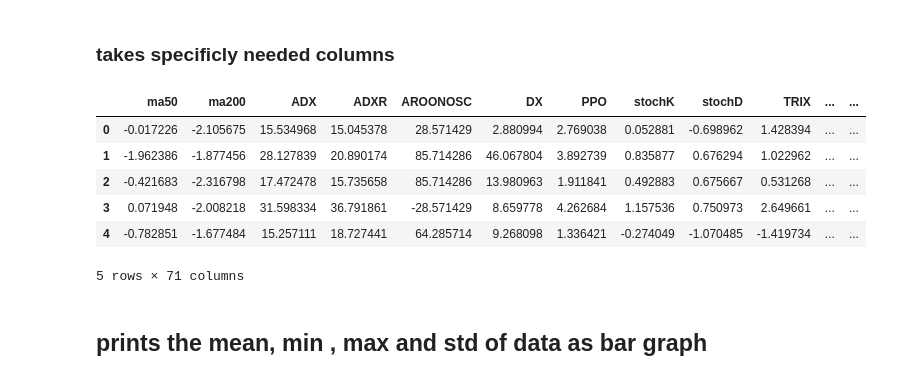
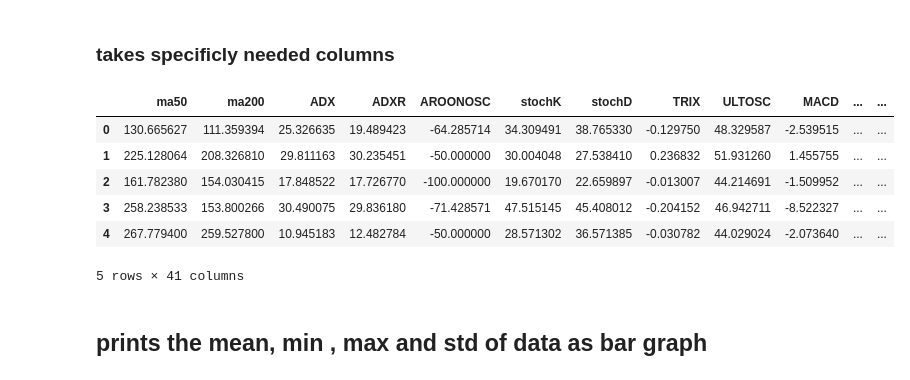
Before and after one commit to roeimichael/BackTrade, a Jupyter notebook: preprocessing observations.ipynb, the cells around one changed output. Saved outputs shown, nothing was run; the diff lists cells and outputs as text; code cells hidden in the pictures.

```diff
--- a/preprocessing observations.ipynb
+++ b/preprocessing observations.ipynb
@@ -6,7 +6,7 @@ import seaborn as sns
 import glob
 import matplotlib.pyplot as plt
 # %%
-df = pd.read_csv('./data/dates/2021-02-04.csv')
+df = pd.read_csv('./data/dates/2021-02-26.csv')
 print("size of data frame: ", df.shape)
 df.head()
 # %% [output]
@@ -47,16 +47,16 @@ size of data frame:  (496, 1685)
 # %% [markdown]
 ### takes specificly needed columns
 # %%
-df = df.loc[:, 'ma50':'pvt']
+df = df.loc[:, 'ma50':'Target']
 df.head()
 # %% [output]
-|  | ma50 | ma200 | ADX | ADXR | AROONOSC | DX | PPO | stochK | stochD | TRIX | ... | ... |
-| 0 | -0.017226 | -2.105675 | 15.534968 | 15.045378 | 28.571429 | 2.880994 | 2.769038 | 0.052881 | -0.698962 | 1.428394 | ... | ... |
-| 1 | -1.962386 | -1.877456 | 28.127839 | 20.890174 | 85.714286 | 46.067804 | 3.892739 | 0.835877 | 0.676294 | 1.022962 | ... | ... |
-| 2 | -0.421683 | -2.316798 | 17.472478 | 15.735658 | 85.714286 | 13.980963 | 1.911841 | 0.492883 | 0.675667 | 0.531268 | ... | ... |
-| 3 | 0.071948 | -2.008218 | 31.598334 | 36.791861 | -28.571429 | 8.659778 | 4.262684 | 1.157536 | 0.750973 | 2.649661 | ... | ... |
-| 4 | -0.782851 | -1.677484 | 15.257111 | 18.727441 | 64.285714 | 9.268098 | 1.336421 | -0.274049 | -1.070485 | -1.419734 | ... | ... |
+|  | ma50 | ma200 | ADX | ADXR | AROONOSC | stochK | stochD | TRIX | ULTOSC | MACD | ... | ... |
+| 0 | 130.665627 | 111.359394 | 25.326635 | 19.489423 | -64.285714 | 34.309491 | 38.765330 | -0.129750 | 48.329587 | -2.539515 | ... | ... |
+| 1 | 225.128064 | 208.326810 | 29.811163 | 30.235451 | -50.000000 | 30.004048 | 27.538410 | 0.236832 | 51.931260 | 1.455755 | ... | ... |
+| 2 | 161.782380 | 154.030415 | 17.848522 | 17.726770 | -100.000000 | 19.670170 | 22.659897 | -0.013007 | 44.214691 | -1.509952 | ... | ... |
+| 3 | 258.238533 | 153.800266 | 30.490075 | 29.836180 | -71.428571 | 47.515145 | 45.408012 | -0.204152 | 46.942711 | -8.522327 | ... | ... |
+| 4 | 267.779400 | 259.527800 | 10.945183 | 12.482784 | -50.000000 | 28.571302 | 36.571385 | -0.030782 | 44.029024 | -2.073640 | ... | ... |
-5 rows × 71 columns
+5 rows × 41 columns
 # %% [markdown]
 ## prints the mean, min , max and std of data as bar graph
 # %%
```
Also changed, not shown: parts of 9 cells of this notebook, 9 other files.
